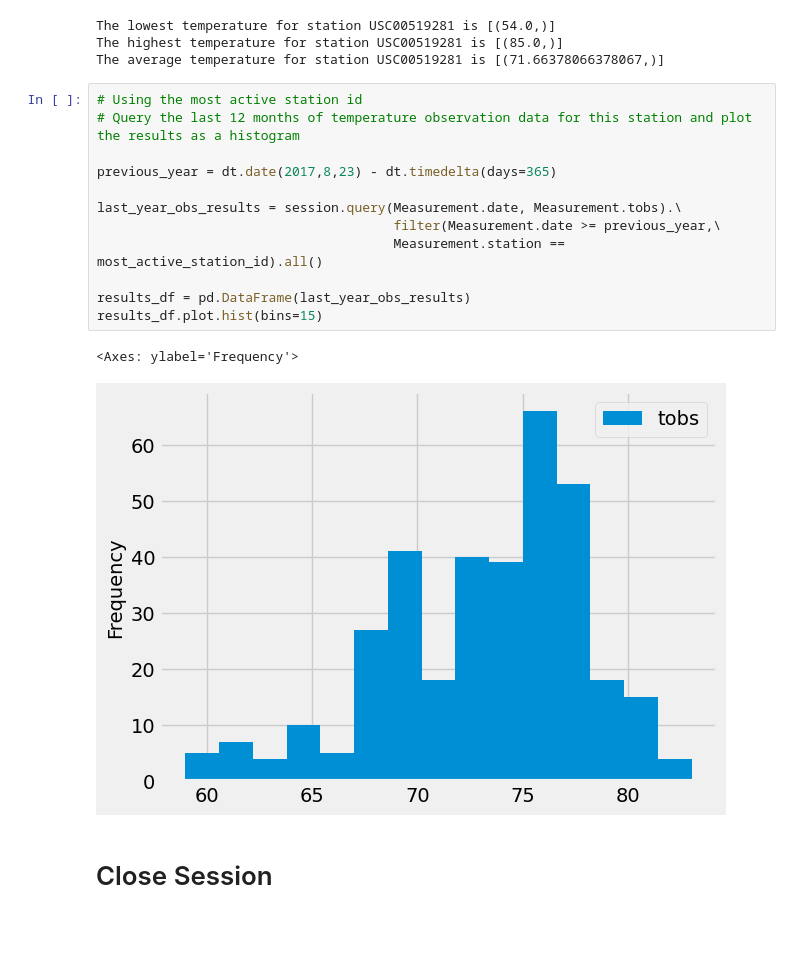
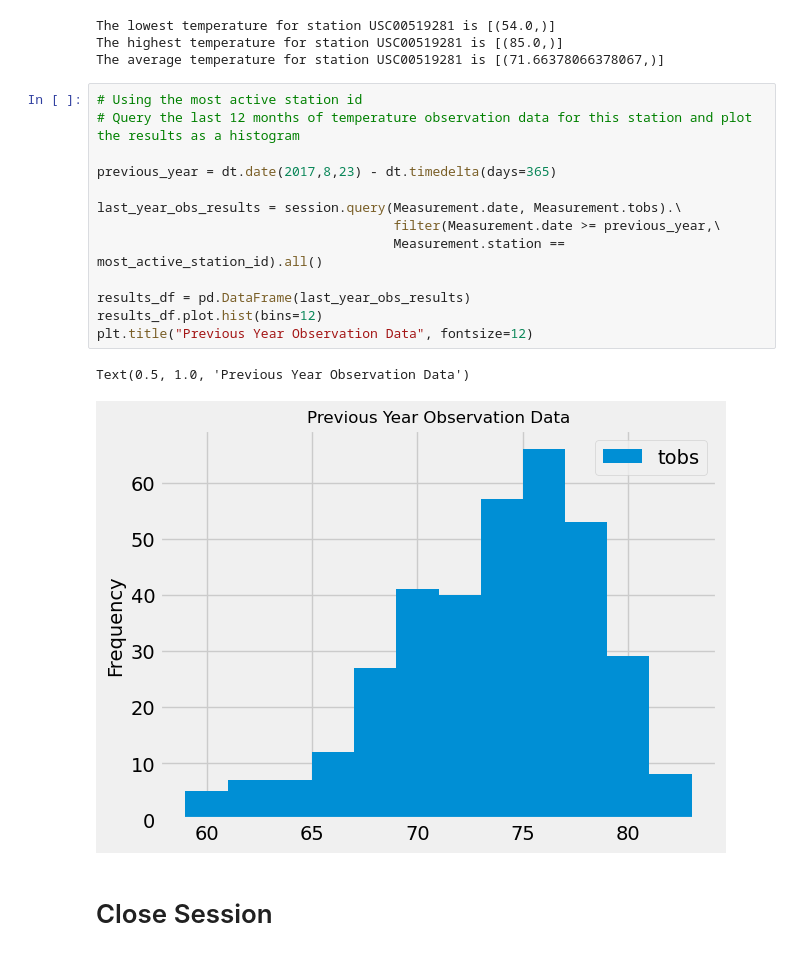
Before and after one commit to TJDavis91/sqlalchemy-challenge, a Jupyter notebook: SurfsUp/climate_starter.ipynb, the cells around one changed output. Cells and saved outputs as stored; diff of their text form; blank space fills up the shorter version.

Commit message:
cleaned up histogram

```diff
--- a/SurfsUp/climate_starter.ipynb
+++ b/SurfsUp/climate_starter.ipynb
@@ -131,18 +131,19 @@ The average temperature for station USC00519281 is [(71.66378066378067,)]
 # %%
 # Using the most active station id
 # Query the last 12 months of temperature observation data for this station and plot the results as a histogram
 
 previous_year = dt.date(2017,8,23) - dt.timedelta(days=365)
 
 last_year_obs_results = session.query(Measurement.date, Measurement.tobs).\
                                       filter(Measurement.date >= previous_year,\
                                       Measurement.station == most_active_station_id).all()
 
 results_df = pd.DataFrame(last_year_obs_results)
-results_df.plot.hist(bins=15)
+results_df.plot.hist(bins=12)
+plt.title("Previous Year Observation Data", fontsize=12)
 # %% [output]
-<Axes: ylabel='Frequency'>
+Text(0.5, 1.0, 'Previous Year Observation Data')
-[figure, old version]
+[figure, new version]
 # %% [markdown]
 # Close Session
 # %%
```
